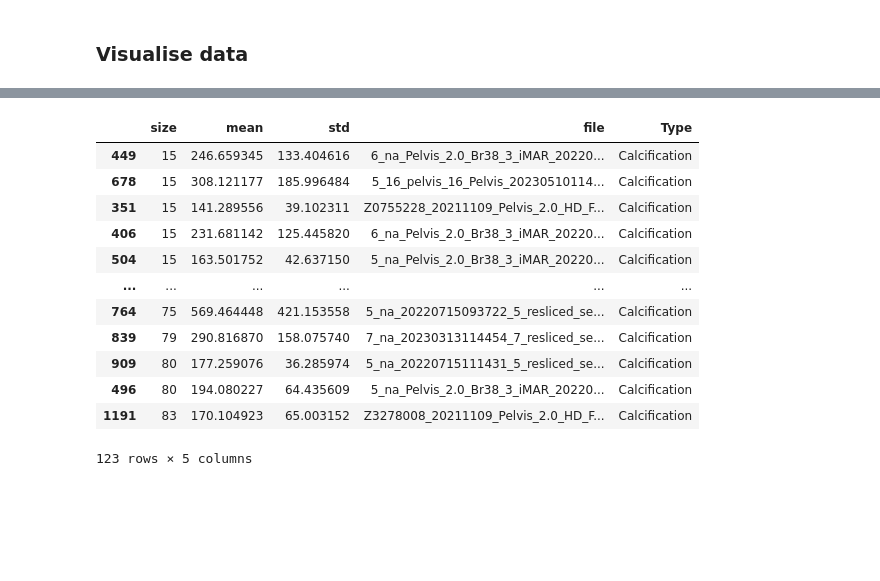
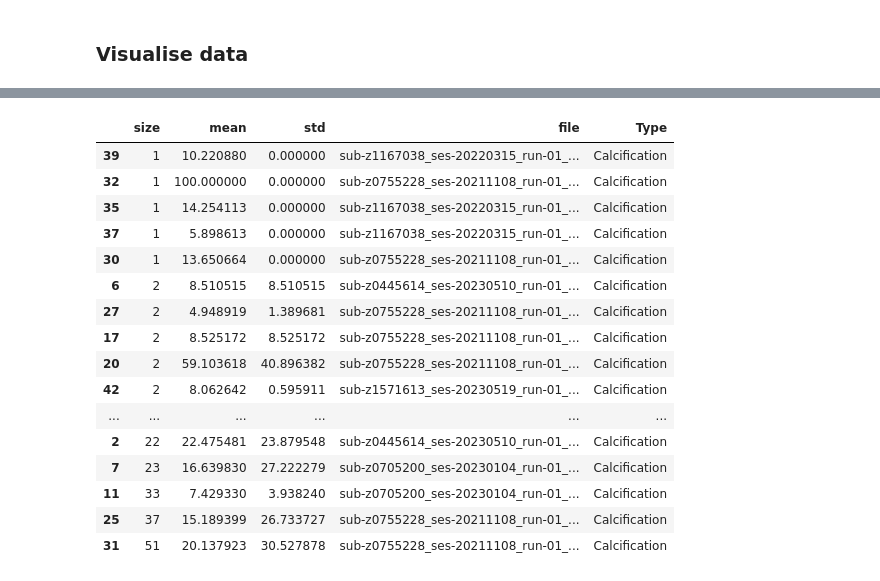
Before and after one commit to astewartau/prostate, a Jupyter notebook: 1_descriptive_stats.ipynb, the cells around one changed output, grey strips where cells are left out. Drawn from its saved outputs; the diff is of its cells as text; code cells hidden in the pictures; blank space fills up the shorter version.

```diff
--- a/1_descriptive_stats.ipynb
+++ b/1_descriptive_stats.ipynb
@@ -174,4 +165,4 @@ print(f"{len(seg_clean_files)} cleaned GRE segmentations found.")
 # %%
-input_images = ct_resliced_files
-input_segmentations = ct_resliced_seg_files
+input_images = t2s_files
+input_segmentations = gre_seg_clean_files
 # %%
@@ -333,5 +342,5 @@ for i in regions_vals:
 # %%
-fig, axes = plt.subplots(ncols=6, nrows=len(regions_vals), figsize=(12, 80))
+fig, axes = plt.subplots(ncols=6, nrows=len(regions_vals), figsize=(12, 50))
 
 for ax in axes.flat:
     ax.set_xticklabels([])
@@ -340,7 +349,7 @@ for ax in axes.flat:
     ax.set_yticks([])
 
 vmin=0
-vmax=+0.8
+vmax=80
 print(len(regions_vals))
 for i in range(len(regions_vals)):
     try:
@@ -359,7 +368,7 @@ for i in range(len(regions_vals)):
         continue
     axes[i,0].set_ylabel(regions_segmentations[i][5:17], rotation=0, fontsize=12, labelpad=55)
 
-plt.savefig("seeds_swi.png", bbox_inches='tight')
+plt.savefig("seeds_t2s.png", bbox_inches='tight')
 plt.show()
 plt.close()
 # %% [output]
@@ -376,28 +385,29 @@ regions_segmentations = []
 
 for i in range(len(input_segmentations)):
     # load images
+    print(i)
     seg = nib.load(input_segmentations[i]).get_fdata()
     data = nib.load(input_images[i]).get_fdata()
-    #data[np.isnan(data)] = 0
-    #data[data == np.inf] = 100
-    #data[data < 0] = 0
-    #data[data > 100] = 100
+    data[np.isnan(data)] = 0
+    data[data == np.inf] = 100
+    data[data < 0] = 0
+    data[data > 100] = 100
 
     # get region stats
     counts, means, stds = get_region_stats(seg, data)
     print(counts)
     try:
-        calc_sizes.extend(counts[SegType.CALCIFICATION.value])
-        calc_means.extend(means[SegType.CALCIFICATION.value])
-        calc_stds.extend(stds[SegType.CALCIFICATION.value])
-        calc_segmentations.extend(os.path.split(input_segmentations[i])[1] for x in range(len(counts[SegType.CALCIFICATION.value])))
+        calc_sizes.extend(counts[SegTypeFinal.CALCIFICATION.value])
+        calc_means.extend(means[SegTypeFinal.CALCIFICATION.value])
+        calc_stds.extend(stds[SegTypeFinal.CALCIFICATION.value])
+        calc_segmentations.extend(os.path.split(input_segmentations[i])[1] for x in range(len(counts[SegTypeFinal.CALCIFICATION.value])))
     except:
         print(f"No calcification found in {input_segmentations[i]}")
         continue
 
     # get regions
     connected_regions_vals, connected_regions_masks = get_cropped_regions(
-        mask=seg == SegType.CALCIFICATION.value,
+        mask=seg == SegTypeFinal.CALCIFICATION.value,
         vals=data,
         cropsize=20
     )
@@ -467,22 +484,26 @@ plt.show()
 # %%
-subset = calc_df[calc_df['size'] >= (seed_df['size'].mean() - 2*seed_df['size'].std())]
-subset = subset[subset['size'] <= (seed_df['size'].mean() + 2*seed_df['size'].std())]
+subset = calc_df[calc_df['size'] >= (seed_df['size'].mean() - 3*seed_df['size'].std())]
+subset = subset[subset['size'] <= (seed_df['size'].mean() + 3*seed_df['size'].std())]
 subset['Type'] = 'Calcification'
 subset.sort_values('size')
 # %% [output]
 |  | size | mean | std | file | Type |
-| 449 | 15 | 246.659345 | 133.404616 | 6_na_Pelvis_2.0_Br38_3_iMAR_20220... | Calcification |
-| 678 | 15 | 308.121177 | 185.996484 | 5_16_pelvis_16_Pelvis_20230510114... | Calcification |
-| 351 | 15 | 141.289556 | 39.102311 | Z0755228_20211109_Pelvis_2.0_HD_F... | Calcification |
-| 406 | 15 | 231.681142 | 125.445820 | 6_na_Pelvis_2.0_Br38_3_iMAR_20220... | Calcification |
-| 504 | 15 | 163.501752 | 42.637150 | 5_na_Pelvis_2.0_Br38_3_iMAR_20220... | Calcification |
+| 39 | 1 | 10.220880 | 0.000000 | sub-z1167038_ses-20220315_run-01_... | Calcification |
+| 32 | 1 | 100.000000 | 0.000000 | sub-z0755228_ses-20211108_run-01_... | Calcification |
+| 35 | 1 | 14.254113 | 0.000000 | sub-z1167038_ses-20220315_run-01_... | Calcification |
+| 37 | 1 | 5.898613 | 0.000000 | sub-z1167038_ses-20220315_run-01_... | Calcification |
+| 30 | 1 | 13.650664 | 0.000000 | sub-z0755228_ses-20211108_run-01_... | Calcification |
+| 6 | 2 | 8.510515 | 8.510515 | sub-z0445614_ses-20230510_run-01_... | Calcification |
+| 27 | 2 | 4.948919 | 1.389681 | sub-z0755228_ses-20211108_run-01_... | Calcification |
+| 17 | 2 | 8.525172 | 8.525172 | sub-z0755228_ses-20211108_run-01_... | Calcification |
+| 20 | 2 | 59.103618 | 40.896382 | sub-z0755228_ses-20211108_run-01_... | Calcification |
+| 42 | 2 | 8.062642 | 0.595911 | sub-z1571613_ses-20230519_run-01_... | Calcification |
 | ... | ... | ... | ... | ... | ... |
-| 764 | 75 | 569.464448 | 421.153558 | 5_na_20220715093722_5_resliced_se... | Calcification |
-| 839 | 79 | 290.816870 | 158.075740 | 7_na_20230313114454_7_resliced_se... | Calcification |
-| 909 | 80 | 177.259076 | 36.285974 | 5_na_20220715111431_5_resliced_se... | Calcification |
-| 496 | 80 | 194.080227 | 64.435609 | 5_na_Pelvis_2.0_Br38_3_iMAR_20220... | Calcification |
-| 1191 | 83 | 170.104923 | 65.003152 | Z3278008_20211109_Pelvis_2.0_HD_F... | Calcification |
+| 2 | 22 | 22.475481 | 23.879548 | sub-z0445614_ses-20230510_run-01_... | Calcification |
+| 7 | 23 | 16.639830 | 27.222279 | sub-z0705200_ses-20230104_run-01_... | Calcification |
+| 11 | 33 | 7.429330 | 3.938240 | sub-z0705200_ses-20230104_run-01_... | Calcification |
+| 25 | 37 | 15.189399 | 26.733727 | sub-z0755228_ses-20211108_run-01_... | Calcification |
+| 31 | 51 | 20.137923 | 30.527878 | sub-z0755228_ses-20211108_run-01_... | Calcification |
-123 rows × 5 columns
 # %%
 seed_df['Type'] = 'FM'
 # %%
```
Also changed, not shown: parts of 19 cells of this notebook, 9 other files.
